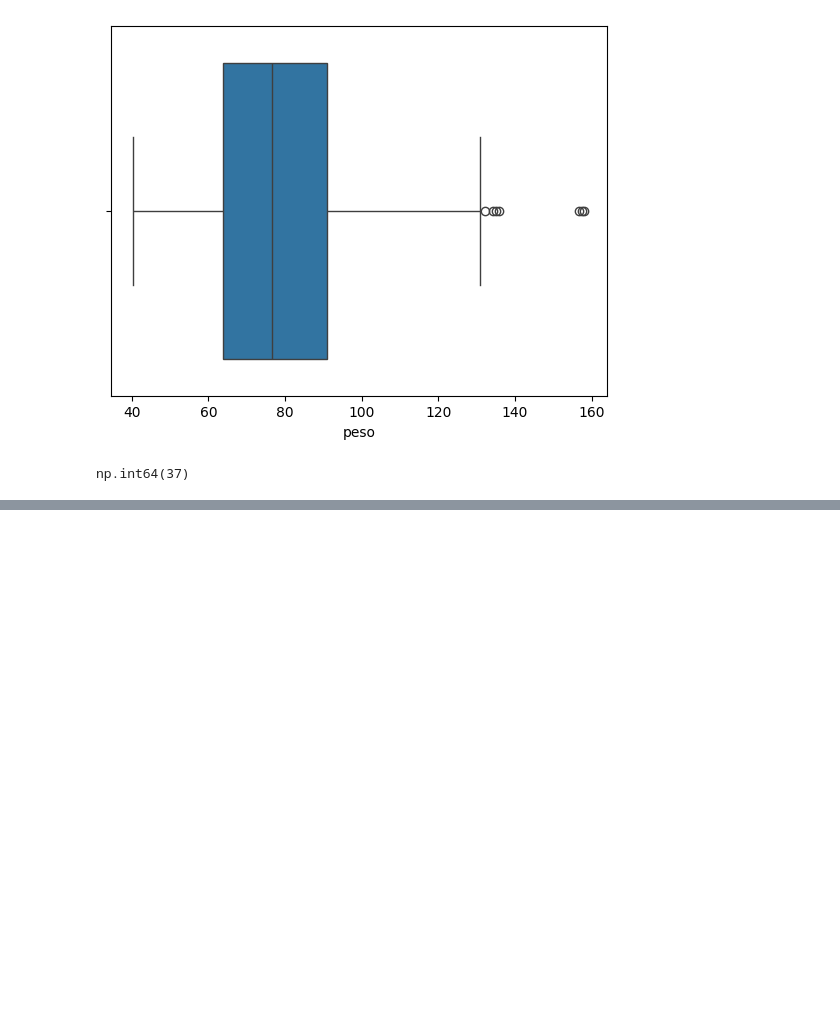
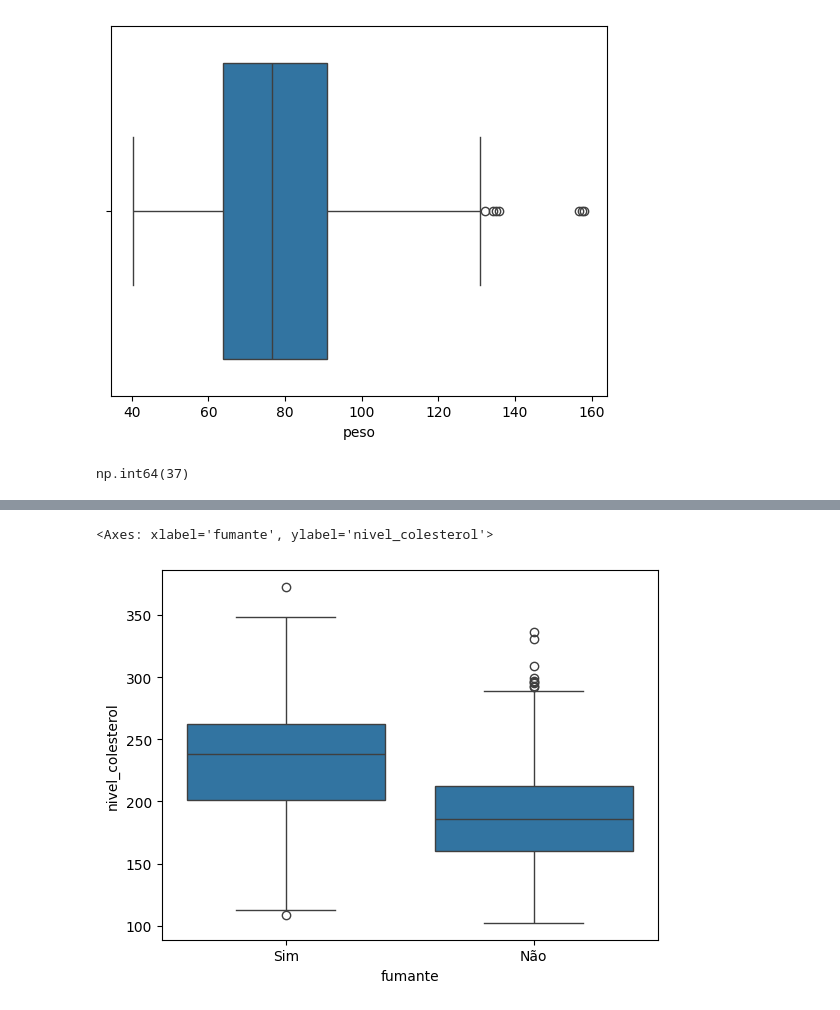
Before and after one commit to felipesanderp/regrassao-linear-multipla-ia-python, a Jupyter notebook: modelo_colesterol.ipynb, the cells around one changed output, grey strips where cells are left out. Drawn from its saved outputs; the diff is of its cells as text; code cells hidden in the pictures; blank space fills up the shorter version.

```diff
--- a/modelo_colesterol.ipynb
+++ b/modelo_colesterol.ipynb
@@ -159,0 +166,6 @@ df_colesterol_eda.drop(df_colesterol_eda[df_colesterol_eda['peso'] < 40].index,
+# %%
+# Cruzamento de variáveis categoricas com nível colesterol
+sns.boxplot(data=df_colesterol_eda, x='fumante', y='nivel_colesterol')
+# %% [output]
+<Axes: xlabel='fumante', ylabel='nivel_colesterol'>
+[figure, added]
```
Also changed, not shown: parts of 2 cells of this notebook.
